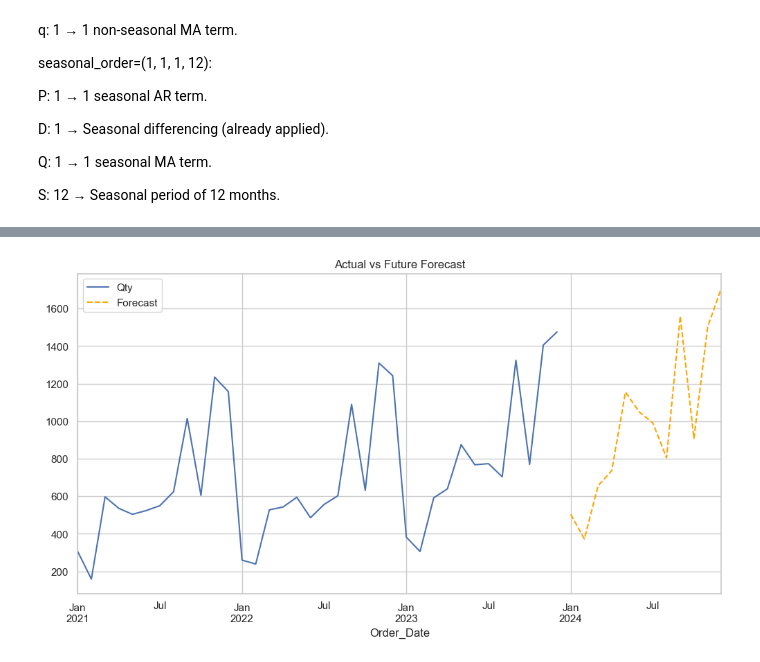
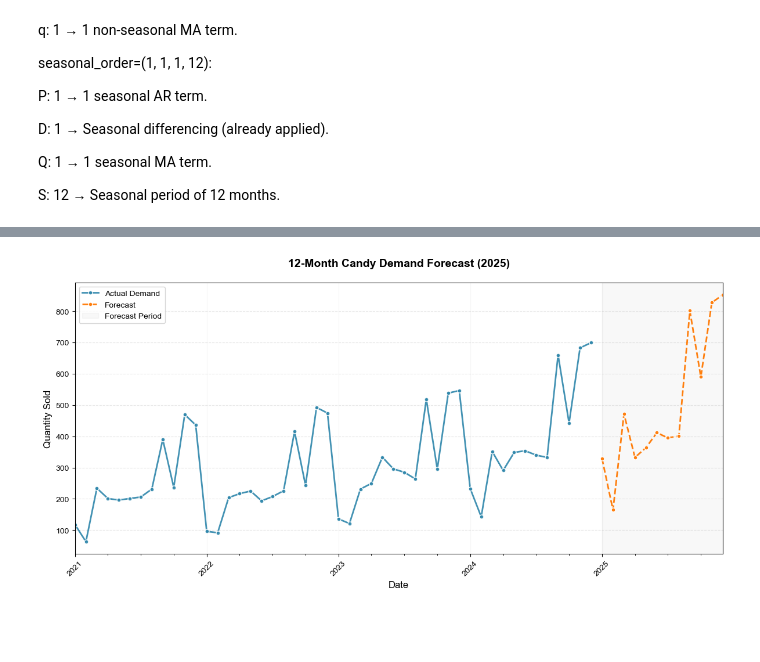
Before and after one commit to CCT-Dublin/ca1-capstone-project-proposal-Aline-Menezes-Silva, a Jupyter notebook: CA3_Strategic_Thinking_Aline_Silva.ipynb, the cells around one changed output, grey strips where cells are left out. Drawn from its saved outputs; the diff is of its cells as text; code cells hidden in the pictures; blank space fills up the shorter version.

```diff
--- a/CA3_Strategic_Thinking_Aline_Silva.ipynb
+++ b/CA3_Strategic_Thinking_Aline_Silva.ipynb
@@ -1537,5 +1709,5 @@ Goal: Predict future order quantities using ARIMA.
 # %%
-candy_timeseries = pd.read_csv("Candy_Sales.csv")
+candy_timeseries = candy.copy(deep=True)
 # %%
 candy_timeseries = candy_timeseries.rename(columns={'Order Date': 'Order_Date','Units': 'Qty'})
 candy_timeseries = candy_timeseries[['Order_Date', 'Qty']]
@@ -1840,14 +2111,9 @@ plt.show()
 # %%
-import itertools
-import statsmodels.api as sm
-import numpy as np
-import warnings
-
 warnings.filterwarnings("ignore")
 
 # Narrowed parameter ranges
 p = q = range(0, 4)       # try AR/MA orders 0–3
-d = [0]               # differencing order 0 or 1
+d = [0,1]               # differencing order 0 or 1
 P = Q = range(0, 4)      # seasonal AR/MA orders 0–3
 D =  range(0, 3)             # seasonal differencing 0 or 1 or 2
 s = 12                   # monthly seasonality
@@ -1932,18 +2205,84 @@ R² (R-squared): 0.80
 # %%
-# Forecast the next 12 months (future predictions)
-forecast_future = results.predict(start=len(candy_demand),
-                                  end=len(candy_demand) + 11,  # Next 12 months
-                                  dynamic=False)
+# --- Forecast the next 12 months ---
+forecast_future = results.predict(
+    start=len(candy_demand),
+    end=len(candy_demand) + 11,  # Next 12 months
+    dynamic=False
+)
 
-# Create a new DataFrame for the forecasted data
-forecast_future_index = pd.date_range(start=candy_demand.index[-1] + pd.Timedelta(days=1),
-                                      periods=12, freq='M')
+# Forecast DataFrame
+forecast_future_index = pd.date_range(
+    start=candy_demand.index[-1] + pd.Timedelta(days=1),
+    periods=12,
+    freq='M'
+)
 forecast_future_series = pd.Series(forecast_future, index=forecast_future_index)
 
-# Plot actual data and forecasted data
-candy_demand[['Qty']].plot(figsize=(12, 6), title="Forecast Candy Demand 2024")
-forecast_future_series.plot(label='Forecast', color='orange', linestyle='--')
-plt.legend()
+# --- Plot Styling ---
+plt.figure(figsize=(12, 6))
+plt.style.use('default')
+plt.rcParams.update({
+    'font.family': 'Arial',
+    'axes.titlesize': 14,
+    'axes.labelsize': 12,
+    'xtick.labelsize': 10,
+    'ytick.labelsize': 10,
+    'axes.grid': True,
+    'grid.alpha': 0.3
+})
+
+# Plot historical data
+ax = candy_demand['Qty'].plot(
+    color='#2E86AB',
+    linewidth=2,
+    label='Actual Demand',
+    alpha=0.9,
+    marker='o',
+    markersize=5,
+    markeredgecolor='white'
+)
+
+# Plot forecast
+forecast_future_series.plot(
+    color='#FF7F0E',
+    linestyle='--',
+    linewidth=2,
+    label='Forecast',
+    marker='o',
+    markersize=5,
+    markeredgecolor='white'
+)
+
+plt.title(
+    "12-Month Candy Demand Forecast (2025)",
+    pad=20,
+    fontweight='bold'
+)
+ax.set_xlabel("Date")
+ax.set_ylabel("Quantity Sold")
+ax.yaxis.set_major_formatter(FuncFormatter(lambda x, p: f'{x:,.0f}'))
+ax.axvspan(
+    forecast_future_index[0],
+    forecast_future_index[-1],
+    color='gray',
+    alpha=0.05,
+    label='Forecast Period'
+)
+
+ax.legend(
+    loc='upper left',
+    frameon=True,
+    facecolor='white',
+    framealpha=0.8
+)
+
+
+plt.xticks(rotation=45)
+
+ax.grid(axis='y', linestyle='--', alpha=0.3)
+ax.grid(axis='x', alpha=0.1)
+
+plt.tight_layout()
 plt.show()
 # %% [output]
-[figure, old version]
+[figure, new version]
```
Also changed, not shown: parts of 107 cells of this notebook.
